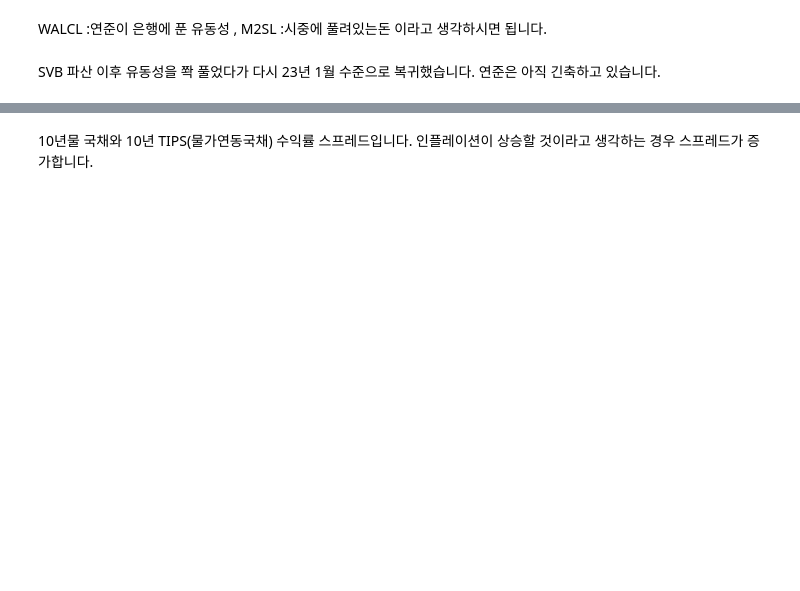
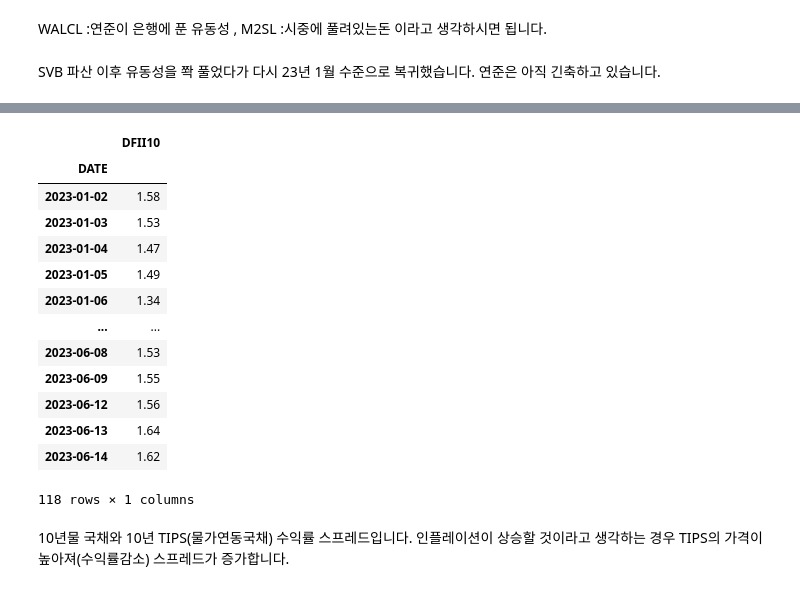
Before and after one commit to hojune2/_investment, a Jupyter notebook: macro.ipynb, the cells around one changed output, grey strips where cells are left out. Saved outputs shown, nothing was run; the diff lists cells and outputs as text; code cells hidden in the pictures; blank space fills up the shorter version.

```diff
--- a/macro.ipynb
+++ b/macro.ipynb
@@ -39,5 +39,22 @@ data.plot()
+# %%
+data['2023']
+# %% [output]
+|  | DFII10 |
+| DATE |  |
+| 2023-01-02 | 1.58 |
+| 2023-01-03 | 1.53 |
+| 2023-01-04 | 1.47 |
+| 2023-01-05 | 1.49 |
+| 2023-01-06 | 1.34 |
+| ... | ... |
+| 2023-06-08 | 1.53 |
+| 2023-06-09 | 1.55 |
+| 2023-06-12 | 1.56 |
+| 2023-06-13 | 1.64 |
+| 2023-06-14 | 1.62 |
+118 rows × 1 columns
 # %% [markdown]
-10년물 국채와 10년 TIPS(물가연동국채) 수익률 스프레드입니다. 인플레이션이 상승할 것이라고 생각하는 경우 스프레드가 증가합니다.
+10년물 국채와 10년 TIPS(물가연동국채) 수익률 스프레드입니다. 인플레이션이 상승할 것이라고 생각하는 경우 TIPS의 가격이 높아져(수익률감소) 스프레드가 증가합니다.
 # %%
 data=fdr.DataReader('FRED:DGS1MO',start='2021-01-01')
 data.plot()
```
Also changed, not shown: parts of 8 cells of this notebook.
